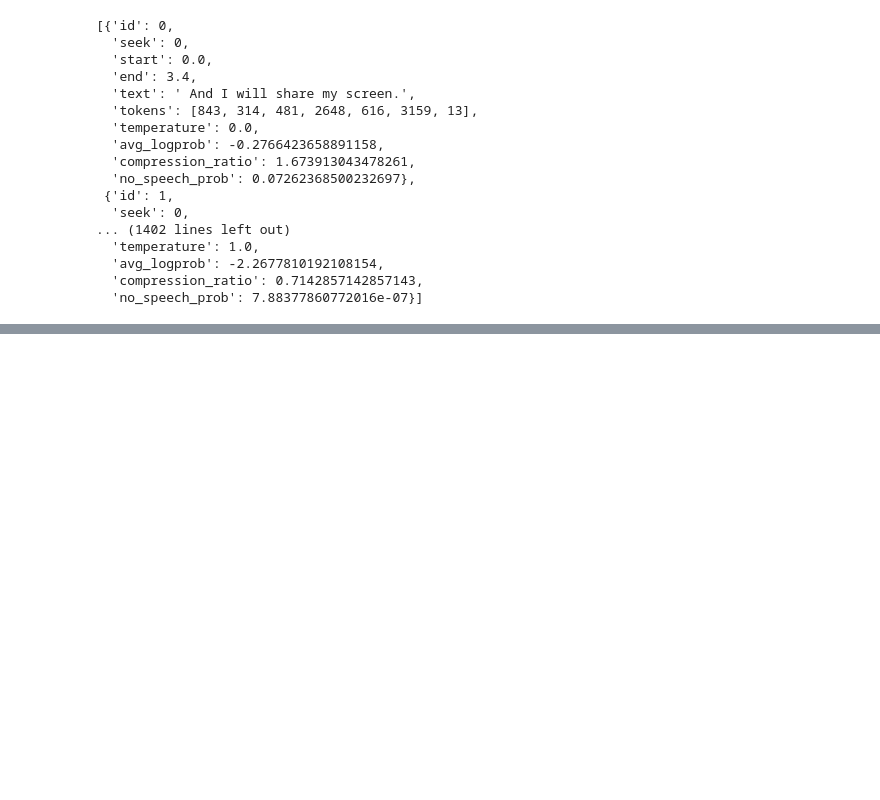
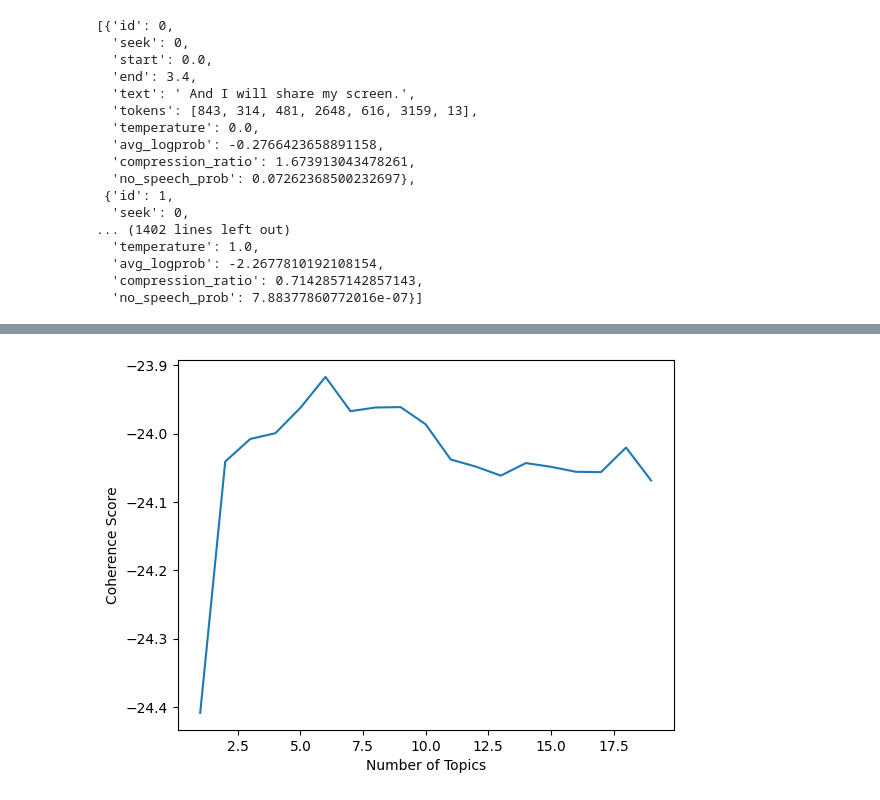
Before and after one commit to oiroqueiro/IHRepo, a Jupyter notebook: test.ipynb, the cells around one changed output, grey strips where cells are left out. Drawn from its saved outputs; the diff is of its cells as text; code cells hidden in the pictures; blank space fills up the shorter version.

```diff
--- a/test.ipynb
+++ b/test.ipynb
@@ -274,0 +554,13 @@ repairTranscriptSegments(segments_final,30)
+# %%
+# the model
+nlp = en_core_web_md.load()
+
+#Remove from the text
+removal= ['ADV','PRON','CCONJ','PUNCT','PART','DET','ADP','SPACE', 'NUM', 'SYM']
+
+tokens = []
+# %%
+proj_tok = [token.lemma_.lower() for token in nlp(text_topics) if token.pos_ not in removal and not token.is_stop and token.is_alpha]
+#tokens = [proj_tok]
+dictionary = Dictionary([proj_tok])
+print(dictionary.token2id)
@@ -274,0 +592,5 @@ repairTranscriptSegments(segments_final,30)
+# %%
+# Create corpus
+#corpus = [dictionary.doc2bow(doc) for doc in text_topics]
+corpus = dictionary.doc2bow(proj_tok)
+corpus
@@ -274,0 +615,4 @@ repairTranscriptSegments(segments_final,30)
+# %%
+# LDA model building
+#lda_model = LdaMulticore(corpus=corpus, id2word=dictionary, iterations=50, num_topics=10, workers = 4, passes=10)
+lda_model = LdaMulticore(corpus=corpus, id2word=dictionary, iterations=1, num_topics=1, workers = 4, passes=1)
@@ -274,0 +636,15 @@ repairTranscriptSegments(segments_final,30)
+# %%
+# Coherence score using C_umass:
+topics = []
+score = []
+for i in range(1,20,1):
+   lda_model = LdaMulticore(corpus=corpus, id2word=dictionary, iterations=10, num_topics=i, workers = 4, passes=10, random_state=100)
+   cm = CoherenceModel(model=lda_model, corpus=corpus, dictionary=dictionary, coherence='u_mass')
+   topics.append(i)
+   score.append(cm.get_coherence())
+_=plt.plot(topics, score)
+_=plt.xlabel('Number of Topics')
+_=plt.ylabel('Coherence Score')
+plt.show()
+# %% [output]
+[figure, added]
```
Also changed, not shown: parts of 44 cells of this notebook, 3 other files.
